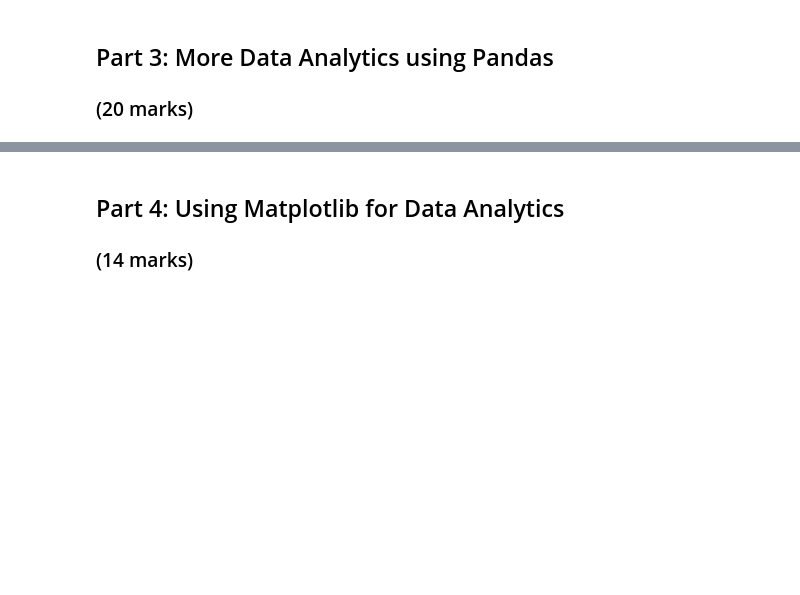
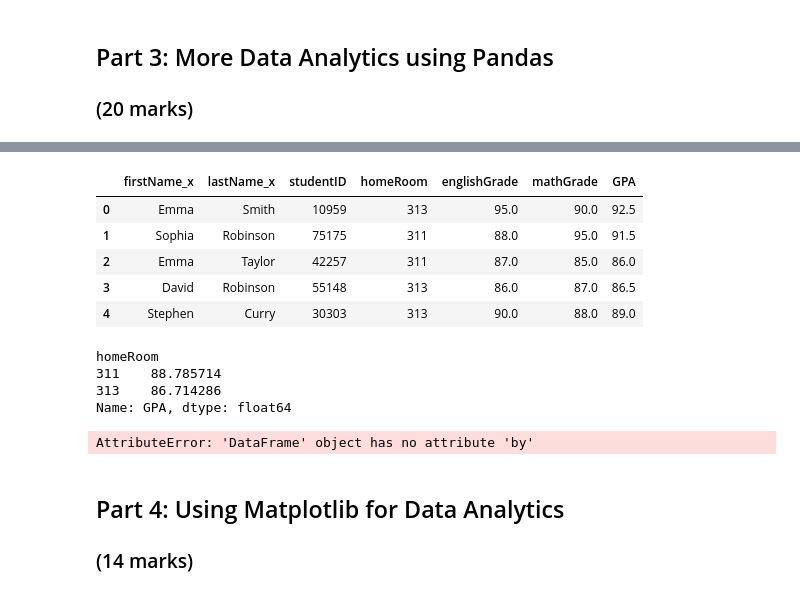
Before and after one commit to Deep-nav-auto-lab/engg680_2024_fall, a Jupyter notebook: Lab_Assignment1/Milena_Draft.ipynb, the cells around one changed output, grey strips where cells are left out. Drawn from its saved outputs; the diff is of its cells as text; code cells hidden in the pictures; blank space fills up the shorter version.

```diff
--- a/Lab_Assignment1/Milena_Draft.ipynb
+++ b/Lab_Assignment1/Milena_Draft.ipynb
@@ -74,4 +93,5 @@ df_studentGrades['GPA'] = df_studentGrades[['grade_English', 'grade_Math']].mean
 # .drop(columns=['<column_name1>','<column_name2>'] is a Pandas method that can be used to drop columns.
 # In the space below, drop the first name and last name associated with the math .csv file.
 # (2 mark)
-df_studentGrades =
+df_studentGrades = df_studentGrades.drop(columns=['firstName_Math','lastName_Math'])
+df_studentGrades.head()
@@ -86,9 +120,9 @@ df_studentGrades =
 
 df_studentGrades = df_studentGrades.rename(columns={
     'firstName_English': 'firstName',
-    '<>': 'lastName',
-    '<>': 'englishGrade',
-    '<>': 'mathGrade'
+    'lastName_English': 'lastName',
+    'grade_English': 'englishGrade',
+    'grade_Math': 'mathGrade'
     })
 # %%
 # Now let's find out some statistics about our student grades!
@@ -103,12 +147,14 @@ df_studentGrades = df_studentGrades.rename(columns={
 # In the code below, replace '<>' by choosing between 'str' for string or 'float' for float
 # to properly typecast each column.
 # (3 marks)
-df_studentGrades['studentID'] = df_studentGrades['studentID'].astype(<>)
-df_studentGrades['firstName'] = df_studentGrades['firstName'].astype(<>)
-df_studentGrades['lastName'] = df_studentGrades['lastName'].astype(<>)
-df_studentGrades['englishGrade'] = df_studentGrades['englishGrade'].astype(<>)
-df_studentGrades['mathGrade'] = df_studentGrades['mathGrade'].astype(<>)
-df_studentGrades['GPA'] = df_studentGrades['GPA'].astype(<>)
+df_studentGrades['studentID'] = df_studentGrades['studentID'].astype(float)
+df_studentGrades['firstName'] = df_studentGrades['firstName'].astype(str)
+df_studentGrades['lastName'] = df_studentGrades['lastName'].astype(str)
+df_studentGrades['englishGrade'] = df_studentGrades['englishGrade'].astype(float)
+df_studentGrades['mathGrade'] = df_studentGrades['mathGrade'].astype(float)
+df_studentGrades['GPA'] = df_studentGrades['GPA'].astype(float)
+
+#when studentID is described as str vs float it changes what the table below displays: (ML comment)
 # %%
 # Now let's see our statistics!
 df_studentGrades.describe()
@@ -164,4 +296,5 @@ print(df_mathGrade_over90)
 # %%
 # Load the student homeroom CSV file into a DataFrame using the following variable name
 # (1 mark)
-df_homeroom =
+df_homeroom = pd.read_csv('/content/drive/MyDrive/engg680_2024_fall/Lab_Assignment1/studentHomerooms.csv')
+df_homeroom.head()
@@ -168,22 +308,40 @@ df_homeroom =
 # %%
-# Merge the studentHomerooms with the merged dataset. Make sure that the key you are joining on are the same typecast for both datasets.
+# Merge the studentHomerooms (df_homeroom) with the merged dataset (df_studentGrades). Make sure that the key you are joining on are the same typecast for both datasets.
 # Also ensure that there are no redundant columns, and finally display the first few rows.
 # Hint: try joining on more than one column to avoid having to drop redundant columns, ie. on=['studentID', '<ColumnA>', '<ColumnB>'] ...
 # (5 marks)
-#
+
+df_studentInfo = pd.merge(df_homeroom, df_studentGrades, on='studentID')
+df_studentInfo = df_studentInfo.drop(columns=['firstName_y','lastName_y'])
+df_studentInfo.head()
+# %% [output]
+|  | firstName_x | lastName_x | studentID | homeRoom | englishGrade | mathGrade | GPA |
+| 0 | Emma | Smith | 10959 | 313 | 95.0 | 90.0 | 92.5 |
+| 1 | Sophia | Robinson | 75175 | 311 | 88.0 | 95.0 | 91.5 |
+| 2 | Emma | Taylor | 42257 | 311 | 87.0 | 85.0 | 86.0 |
+| 3 | David | Robinson | 55148 | 313 | 86.0 | 87.0 | 86.5 |
+| 4 | Stephen | Curry | 30303 | 313 | 90.0 | 88.0 | 89.0 |
 # %%
 # The code below calculates the mean of each homeroom class.
 df_grouped = df_studentInfo.groupby('homeRoom')['GPA'].mean()
-
+print(df_grouped)
 # Which homeroom has a higher GPA?
 # (1 mark)
-#
+#Homeroom 311 has a higher GPA
+# %% [output]
+homeRoom
+311    88.785714
+313    86.714286
+Name: GPA, dtype: float64
 # %%
 # Now let's work with multiple sorts. The .sort_values() method can sort by multiple columns, meaning you can specify a primary column and a secondary column for sorting.
 # For example, by=['ColumnA', 'ColumnB'] will first sort by ColumnA and then by ColumnB.
 # Create and print a DataFrame, df_studentsGPASorted_homeroom, which is sorted by homeRoom and then by GPA, both in descending order.
 # (3 mark)
-#
+df_studentsGPASorted_homeroom = df_studentInfo.by['homeRoom', 'GPA']
+df_studentsGPASorted_homeroom.head()
+# %% [output]
+AttributeError: 'DataFrame' object has no attribute 'by'
 # %%
 # Do you notice a problem with the indices? They are basically meaningless now that we have sorted by homeroom and GPA.
 
```
Also changed, not shown: parts of 21 cells of this notebook.
